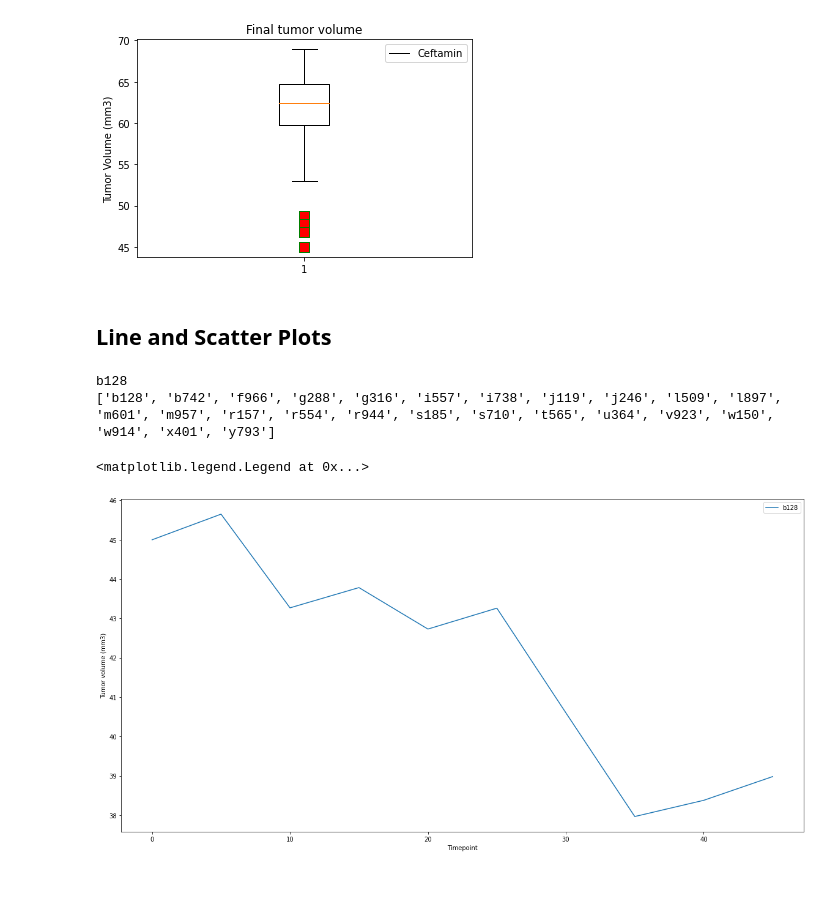
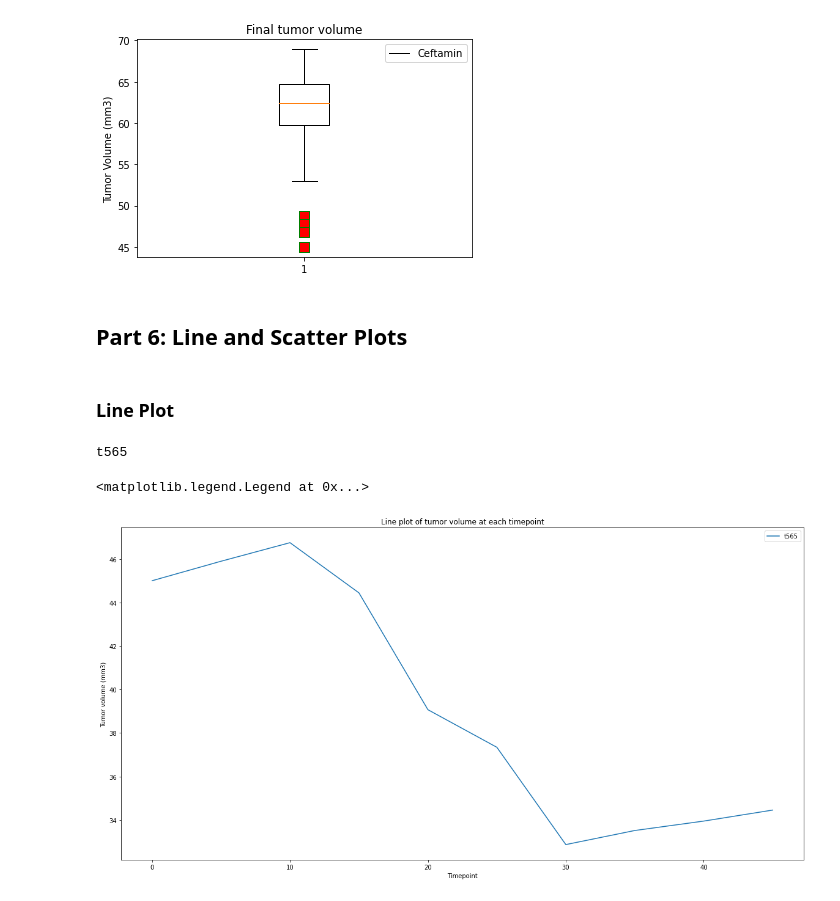
Before and after one commit to maali007/matplotlib-challenge, a Jupyter notebook: pymaceuticals.ipynb, the cells around one changed output. Drawn from its saved outputs; the diff is of its cells as text; code cells hidden in the pictures.

```diff
--- a/pymaceuticals.ipynb
+++ b/pymaceuticals.ipynb
@@ -307,27 +283,34 @@ for drug in regiments:
 [figure]
 [figure]
 # %% [markdown]
-## Line and Scatter Plots
+## Part 6: Line and Scatter Plots
+# %% [markdown]
+### Line Plot
 # %%
 # Generate a line plot of tumor volume vs. time point for a mouse treated with Capomulin
-import numpy as np
+
+# Get rows where drug is regimen
 capo = drug_regimens.get_group('Capomulin')
+
+# Group the above subset by Mouse ID
 id_s  = capo.groupby('Mouse ID')
 
+# Create list of mice in id_s
 mice = list(id_s.groups.keys())
 
-mouse_to_use = mice[0]
+# Choose a mouse randomly form the mice list
+mouse_to_use = random.choice(mice)
 print(mouse_to_use)
-print(list(mice))
+
 plt.figure(figsize = (20,10))
 #for mouse in list(mice):
 plt.plot(id_s.get_group(mouse_to_use)['Timepoint'],id_s.get_group(mouse_to_use)['Tumor Volume (mm3)'])
+plt.title("Line plot of tumor volume at each timepoint")
 plt.xlabel('Timepoint')
 plt.ylabel('Tumor volume (mm3)')
 plt.legend([mouse_to_use])
 #capo['Tumor Volume (mm3)']
 # %% [output]
-b128
-['b128', 'b742', 'f966', 'g288', 'g316', 'i557', 'i738', 'j119', 'j246', 'l509', 'l897', 'm601', 'm957', 'r157', 'r554', 'r944', 's185', 's710', 't565', 'u364', 'v923', 'w150', 'w914', 'x401', 'y793']
+t565
 <matplotlib.legend.Legend at 0x...>
-[figure, old version]
+[figure, new version]
```
Also changed, not shown: parts of 13 cells of this notebook.
